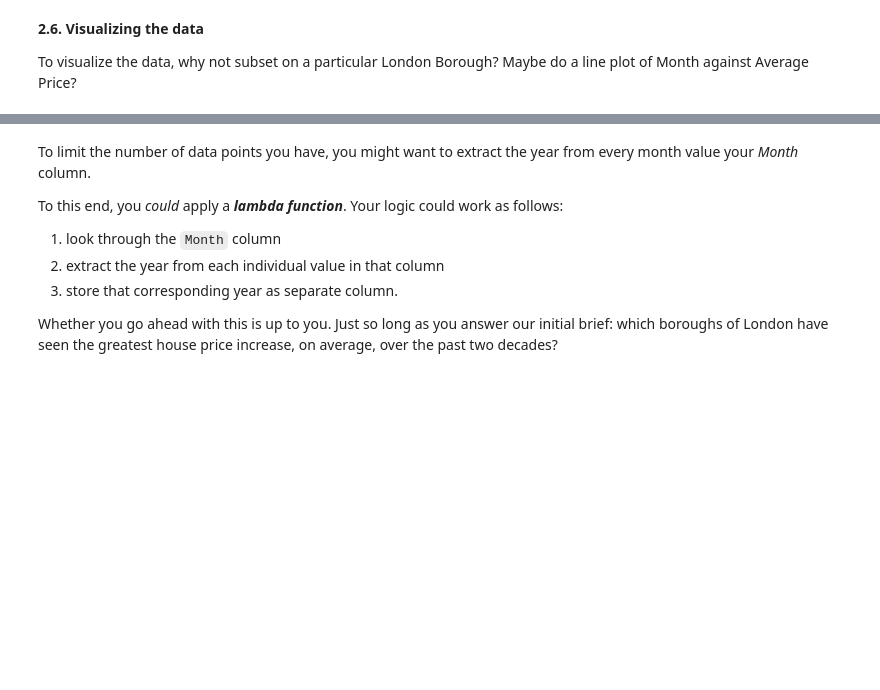
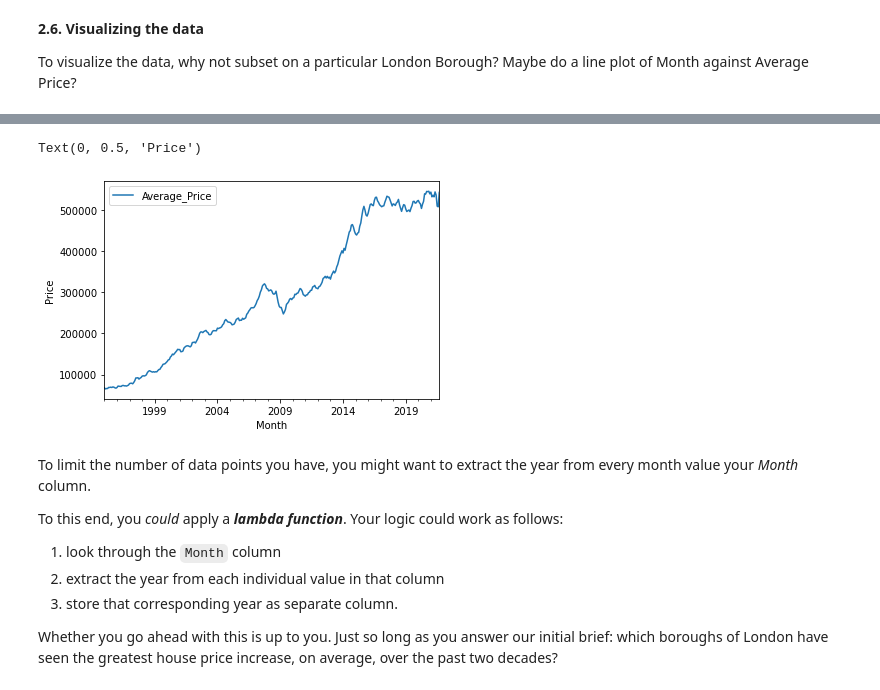
Before and after one commit to sharma113/Springboard, a Jupyter notebook: Unit 4 Challenge - Tier 3.ipynb, the cells around one changed output, grey strips where cells are left out. Saved outputs shown, nothing was run; the diff lists cells and outputs as text; code cells hidden in the pictures; blank space fills up the shorter version.

```diff
--- a/Unit 4 Challenge - Tier 3.ipynb
+++ b/Unit 4 Challenge - Tier 3.ipynb
@@ -165,4 +154,5 @@ Remember what Wes McKinney said about tidy data?
 
 You might need to **melt** your DataFrame here.
 # %%
-properties_melted = pd.melt(properties_T(id_vars=))
+clean_properties = pd.melt(properties_T, id_vars= ['London_Borough', 'ID'])
+clean_properties.head()
@@ -169,2 +166,6 @@ properties_melted = pd.melt(properties_T(id_vars=))
 # %% [markdown]
 Remember to make sure your column data types are all correct. Average prices, for example, should be floating point numbers...
+# %%
+clean_properties = clean_properties.rename(columns = {0: 'Month', 'value': 'Average_Price'})
+clean_properties['Average_Price'] = pd.to_numeric(clean_properties['Average_Price'],errors='coerce')
+clean_properties.dtypes
@@ -174,7 +181,21 @@ Remember to make sure your column data types are all correct. Average prices, fo
 Do we have an equal number of observations in the ID, Average Price, Month, and London Borough columns? Remember that there are only 32 London Boroughs. How many entries do you have in that column?
 
 Check out the contents of the London Borough column, and if you find null values, get rid of them however you see fit.
+# %%
+
+NaNFreeDF1  = clean_properties[clean_properties['Average_Price'].notna()]
+#NaNFreeDF1.count()
+NaNFreeDF2 = clean_properties.dropna()
+nonBoroughs = ['Inner London', 'Outer London',
+               'NORTH EAST', 'NORTH WEST', 'YORKS & THE HUMBER',
+               'EAST MIDLANDS', 'WEST MIDLANDS',
+              'EAST OF ENGLAND', 'LONDON', 'SOUTH EAST',
+              'SOUTH WEST', 'England']
+NaNFreeDF2 = NaNFreeDF2[~NaNFreeDF2.London_Borough.isin(nonBoroughs)]
 # %% [markdown]
 **2.6. Visualizing the data**
 
 To visualize the data, why not subset on a particular London Borough? Maybe do a line plot of Month against Average Price?
+# %%
+NaNFreeDF2.head()
+df=NaNFreeDF2
@@ -181,3 +211,10 @@ To visualize the data, why not subset on a particular London Borough? Maybe do a
+# %%
+lambeth_prices = df[df['London_Borough'] == 'Lambeth']
+ax = lambeth_prices.plot(kind ='line', x = 'Month', y='Average_Price')
+ax.set_ylabel('Price')
+# %% [output]
+Text(0, 0.5, 'Price')
+[figure, added]
 # %% [markdown]
 To limit the number of data points you have, you might want to extract the year from every month value your *Month* column.
 
```
Also changed, not shown: parts of 10 cells of this notebook.
